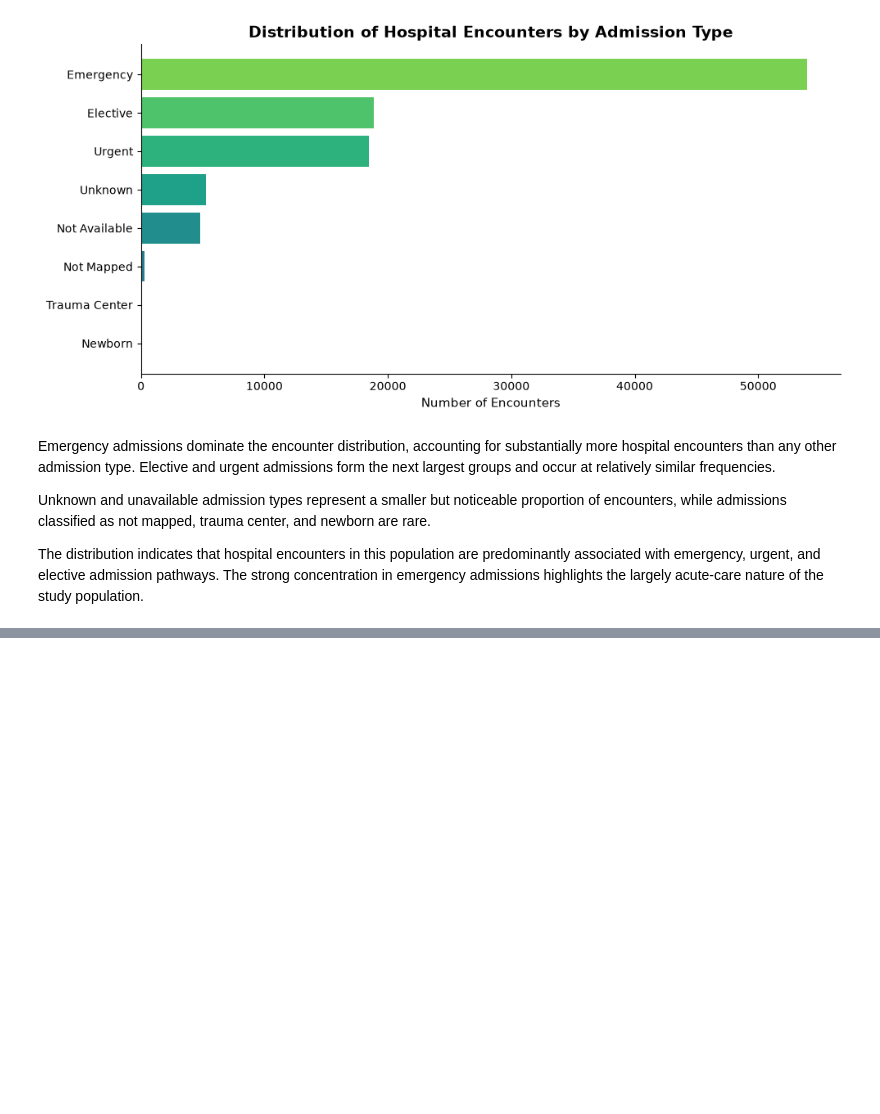
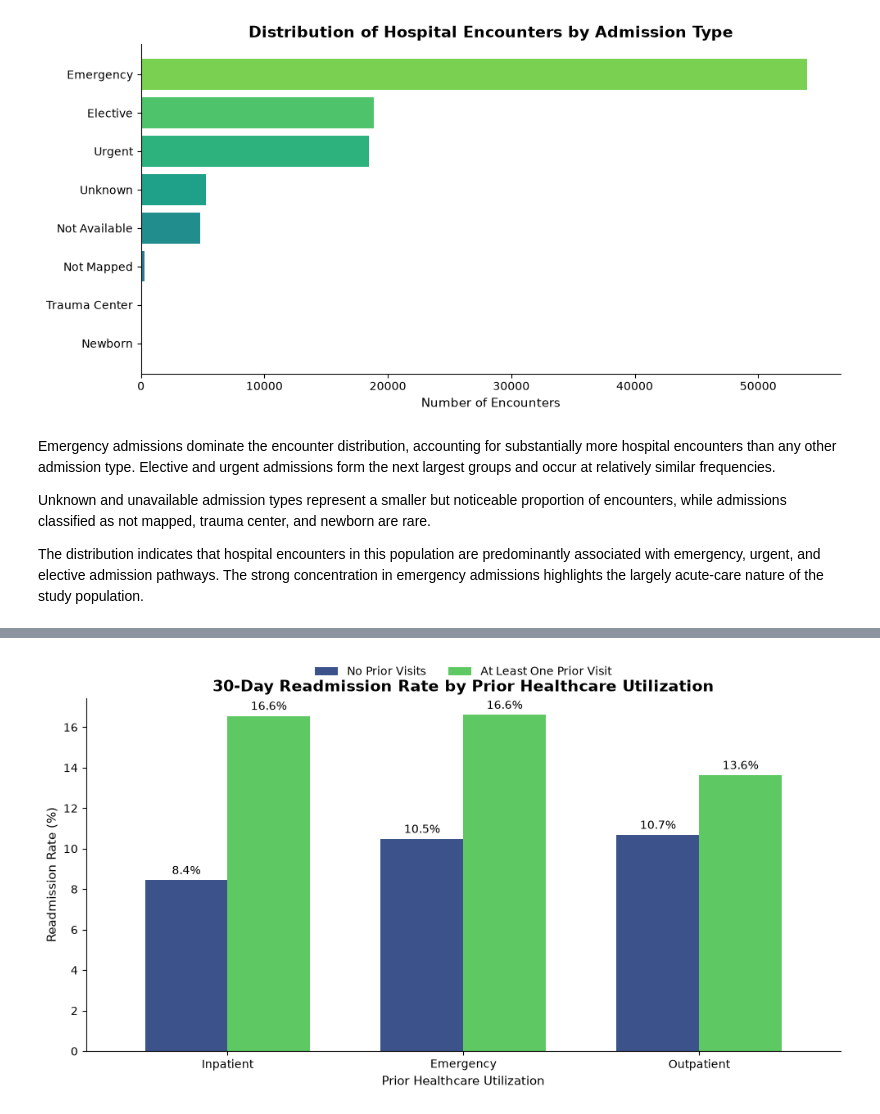
Before and after one commit to byegond-beep/hospital-readmission-resource-allocation-analytics, a Jupyter notebook: notebooks/03_exploratory_data_analysis.ipynb, the cells around one changed output, grey strips where cells are left out. Cells and saved outputs as stored; diff of their text form; code cells hidden in the pictures; blank space fills up the shorter version.

```diff
--- a/notebooks/03_exploratory_data_analysis.ipynb
+++ b/notebooks/03_exploratory_data_analysis.ipynb
@@ -383,0 +589,36 @@ The distribution indicates that hospital encounters in this population are predo
+# %%
+# Plot prior utilization vs 30-day readmission
+ax = util_readmit.plot(
+    kind="bar",
+    figsize=(10, 5.5),
+    color=[cmap(0.25), cmap(0.75)],
+    width=0.7
+)
+
+# Percentage labels
+for container in ax.containers:
+    ax.bar_label(
+        container,
+        fmt="%.1f%%",
+        padding=3
+    )
+
+ax.set(
+    title="30-Day Readmission Rate by Prior Healthcare Utilization",
+    xlabel="Prior Healthcare Utilization",
+    ylabel="Readmission Rate (%)"
+)
+
+ax.legend(
+    title="",
+    frameon=False,
+    loc="upper center",
+    bbox_to_anchor=(0.5, 1.12),
+    ncol=2
+)
+
+plt.xticks(rotation=0)
+plt.tight_layout()
+plt.show()
+# %% [output]
+[figure, added]
```
Also changed, not shown: parts of 34 cells of this notebook.
